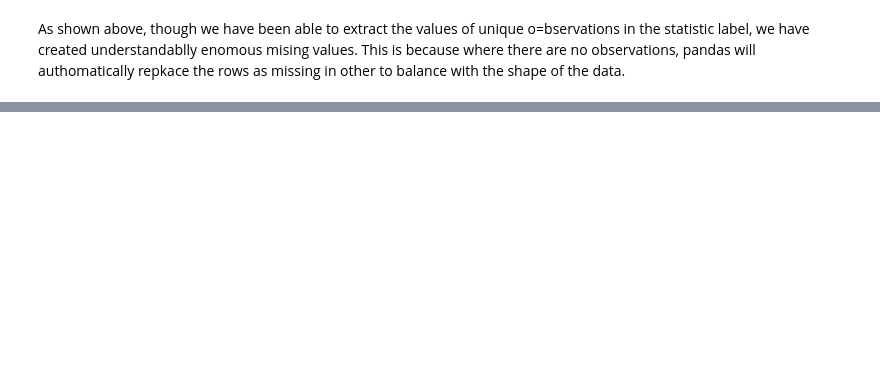
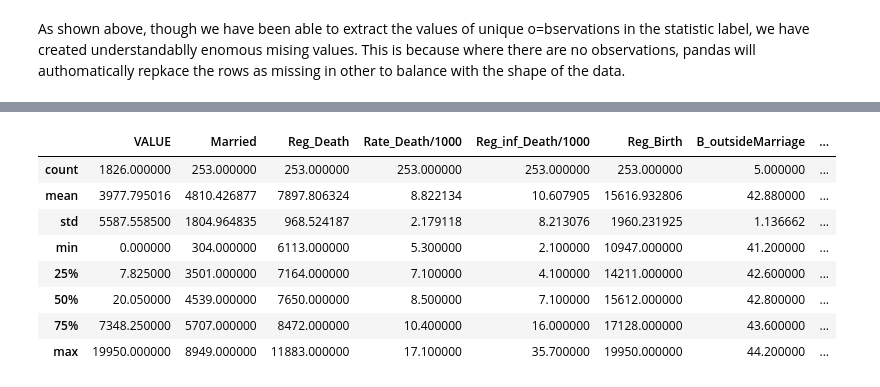
Before and after one commit to Ayomide-ola/Stategic_thinking-CA2, a Jupyter notebook: Population_CA2.ipynb, the cells around one changed output, grey strips where cells are left out. Saved outputs shown, nothing was run; the diff lists cells and outputs as text; code cells hidden in the pictures; blank space fills up the shorter version.

```diff
--- a/Population_CA2.ipynb
+++ b/Population_CA2.ipynb
@@ -149,0 +179,2 @@ df.isnull().mean()*100 # Porcentage of missing data
+# %%
+pop.drop(['Statistic Label'], axis=1, inplace=True)
@@ -149,0 +198,2 @@ df.isnull().mean()*100 # Porcentage of missing data
+# %%
+pop.drop(['State'], axis=1, inplace=True)
@@ -149,0 +209,12 @@ df.isnull().mean()*100 # Porcentage of missing data
+# %%
+pop.describe()
+# %% [output]
+|  | VALUE | Married | Reg_Death | Rate_Death/1000 | Reg_inf_Death/1000 | Reg_Birth | B_outsideMarriage | ... |
+| count | 1826.000000 | 253.000000 | 253.000000 | 253.000000 | 253.000000 | 253.000000 | 5.000000 | ... |
+| mean | 3977.795016 | 4810.426877 | 7897.806324 | 8.822134 | 10.607905 | 15616.932806 | 42.880000 | ... |
+| std | 5587.558500 | 1804.964835 | 968.524187 | 2.179118 | 8.213076 | 1960.231925 | 1.136662 | ... |
+| min | 0.000000 | 304.000000 | 6113.000000 | 5.300000 | 2.100000 | 10947.000000 | 41.200000 | ... |
+| 25% | 7.825000 | 3501.000000 | 7164.000000 | 7.100000 | 4.100000 | 14211.000000 | 42.600000 | ... |
+| 50% | 20.050000 | 4539.000000 | 7650.000000 | 8.500000 | 7.100000 | 15612.000000 | 42.800000 | ... |
+| 75% | 7348.250000 | 5707.000000 | 8472.000000 | 10.400000 | 16.000000 | 17128.000000 | 43.600000 | ... |
+| max | 19950.000000 | 8949.000000 | 11883.000000 | 17.100000 | 35.700000 | 19950.000000 | 44.200000 | ... |
```
Also changed, not shown: parts of 21 cells of this notebook.
